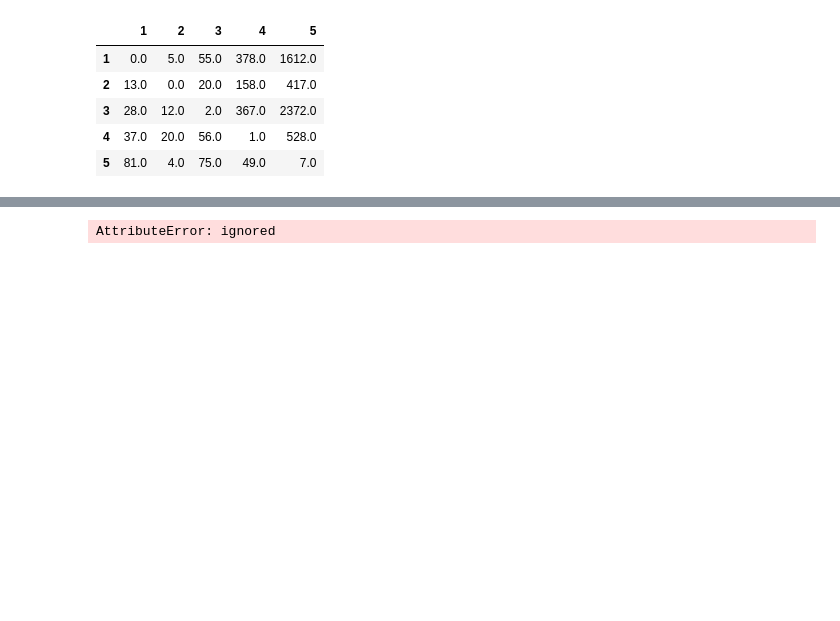
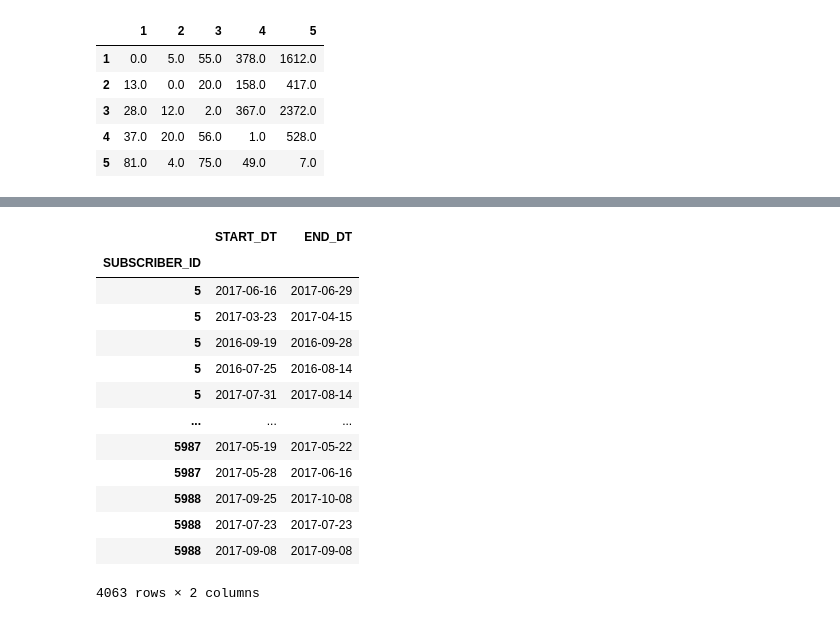
Before and after one commit to MaximStepanovich/A1_task3_research, a Jupyter notebook: A1_task3.ipynb, the cells around one changed output, grey strips where cells are left out. Cells and saved outputs as stored; diff of their text form; code cells hidden in the pictures; blank space fills up the shorter version.

```diff
--- a/A1_task3.ipynb
+++ b/A1_task3.ipynb
@@ -90 +103,25 @@ df2
+# %%
+df3 = pd.read_csv('Suspended.csv', index_col='SUBSCRIBER_ID')
+# %%
+df3 = df3.sort_values(by='SUBSCRIBER_ID')
+df3 = df3.replace(to_replace='$null$', value=datetime.now())
+df3.drop(['STATUS'], axis='columns', inplace=True)
+df3['START_DT']=pd.to_datetime(df3['START_DT'])
+df3['END_DT']=pd.to_datetime(df3['END_DT'],errors='coerce')
+df3
+# %% [output]
+|  | START_DT | END_DT |
+| SUBSCRIBER_ID |  |  |
+| 5 | 2017-06-16 | 2017-06-29 |
+| 5 | 2017-03-23 | 2017-04-15 |
+| 5 | 2016-09-19 | 2016-09-28 |
+| 5 | 2016-07-25 | 2016-08-14 |
+| 5 | 2017-07-31 | 2017-08-14 |
+| ... | ... | ... |
+| 5987 | 2017-05-19 | 2017-05-22 |
+| 5987 | 2017-05-28 | 2017-06-16 |
+| 5988 | 2017-09-25 | 2017-10-08 |
+| 5988 | 2017-07-23 | 2017-07-23 |
+| 5988 | 2017-09-08 | 2017-09-08 |
+4063 rows × 2 columns
 # %%
@@ -92,7 +129,0 @@ direction_table = np.zeros((5, 5))
-# %%
-for x in range(df.index.max()-1):
-  for k in range(df.loc[x+1].values.shape[0]-1):
-    if(df.loc[x+1].values[x,2].year == df2.loc[x+1].values[k,1].year):
-      print('-')
-# %% [output]
-AttributeError: ignored
```
Also changed, not shown: parts of 26 cells of this notebook.
